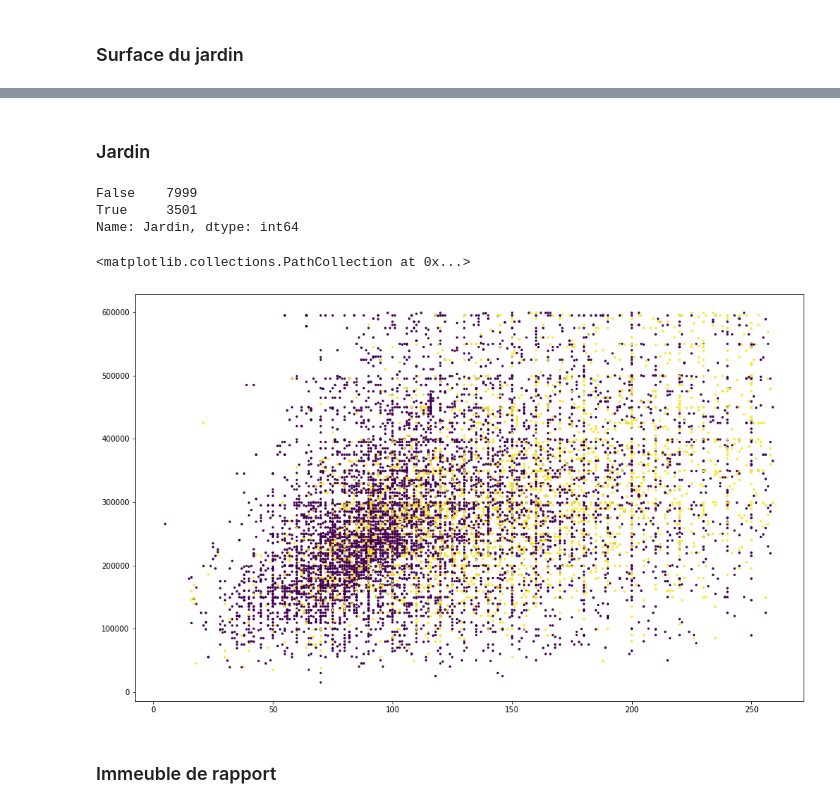
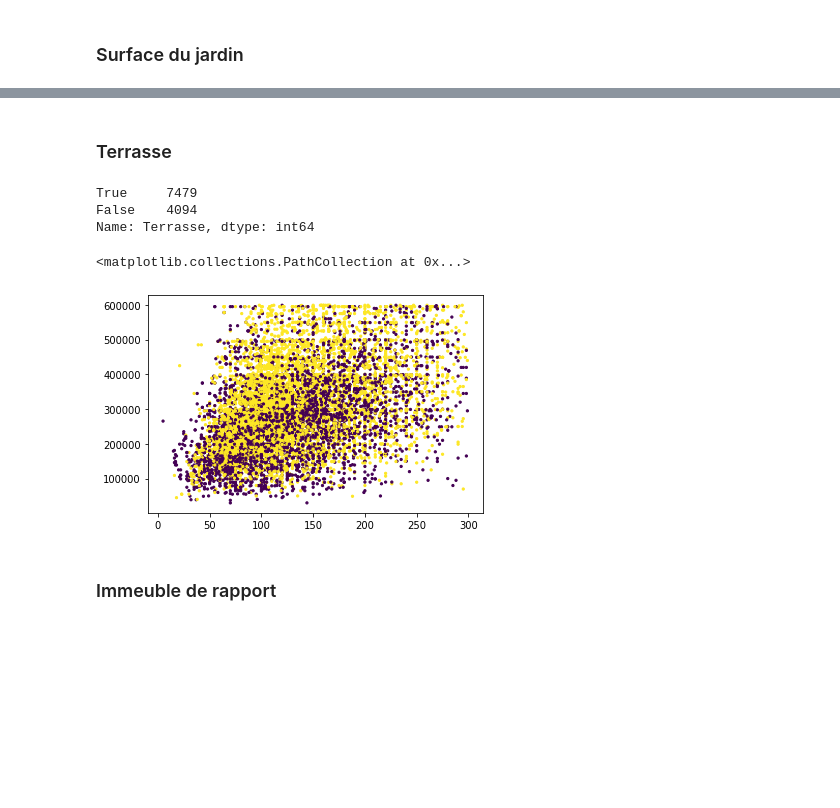
Before and after one commit to leersmathieu/ImmoEliza-API, a Jupyter notebook: data-cleaning.ipynb, the cells around one changed output, grey strips where cells are left out. Drawn from its saved outputs; the diff is of its cells as text; code cells hidden in the pictures; blank space fills up the shorter version.

Commit message:
data-cleaning

```diff
--- a/data-cleaning.ipynb
+++ b/data-cleaning.ipynb
@@ -304,3 +343,8 @@ df.drop(columns=['Nombre de façades'],inplace=True)
+# %%
+# Suppression des ventes publiques (enchères) pour ne pas fausser les statistiques
+df = df[df['Vente publique'] == False]
+# Et suppression de la collonne ...
+df.drop(columns=['Vente publique'],inplace=True)
 # %% [markdown]
 ### Etat du bâtiment
 # %%
@@ -369,7 +421,7 @@ sns.boxplot(x=df['Surface habitable'])
 <AxesSubplot:xlabel='Surface habitable'>
 [figure]
 # %%
-df = df[(df['Surface habitable'] < 260) & (df['Surface habitable'] > 0)]
+df = df[(df['Surface habitable'] < 300) & (df['Surface habitable'] > 0)]
 sns.boxplot(x=df['Surface habitable'])
 df.shape
 # %% [output]
@@ -377,0 +432,4 @@ df.shape
+# %%
+print(df['Surface totale du terrain'].value_counts())
+# 7000 None.... inexpoitable
+df.drop(columns=['Surface totale du terrain'],inplace=True)
@@ -377,0 +451,4 @@ df.shape
+# %%
+print(df['Surface de la zone constructible'].value_counts())
+# 10 000 None.... inexpoitable
+df.drop(columns=['Surface de la zone constructible'],inplace=True)
@@ -397,19 +502,18 @@ Name: Surface du jardin, Length: 532, dtype: int64
 df.drop(columns=['Surface du jardin'],inplace=True)
 # %% [markdown]
-### Jardin
+### Terrasse
-# %%
-# Cette collonne semble clean
-df['Jardin'].value_counts()
-# %% [output]
-False    7999
-True     3501
-Name: Jardin, dtype: int64
+# %%
+# Seem's ok
+df['Terrasse'].value_counts()
+# %% [output]
+True     7479
+False    4094
+Name: Terrasse, dtype: int64
 # %%
-plt.figure(figsize=(16,10))
-plt.scatter(df['Surface habitable'],df['Prix'], c=df['Jardin'], s=5)
+plt.scatter(df['Surface habitable'],df['Prix'], c=df['Terrasse'], s=5)
 # %% [output]
 <matplotlib.collections.PathCollection at 0x...>
-[figure, old version]
+[figure, new version]
 # %% [markdown]
 ### Immeuble de rapport
 # %%
```
Also changed, not shown: parts of 56 cells of this notebook, 1 other file.
